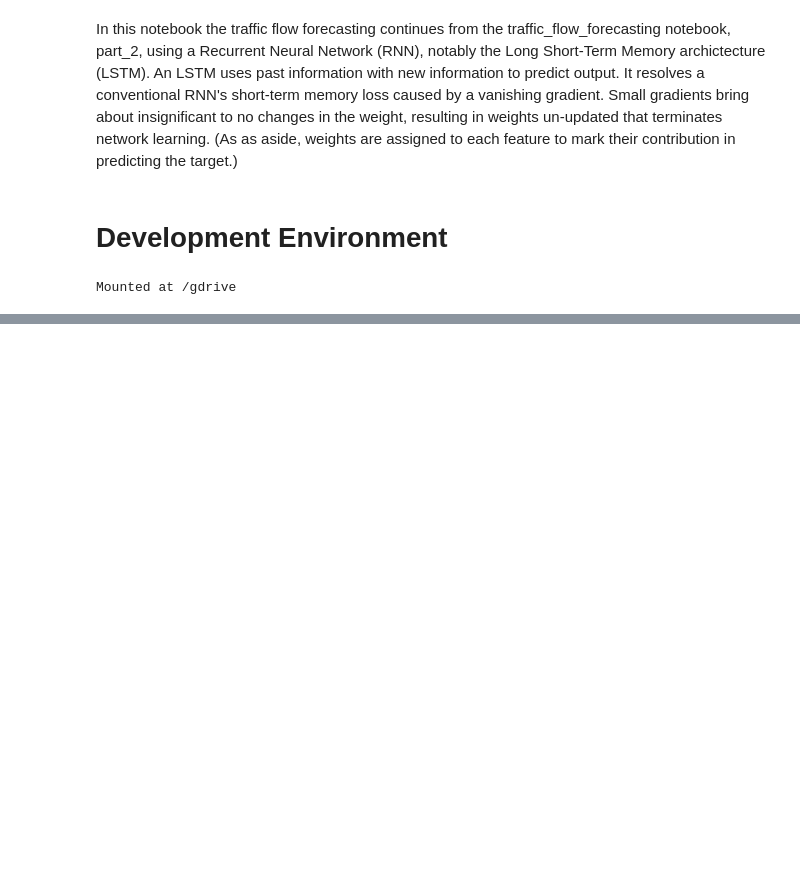
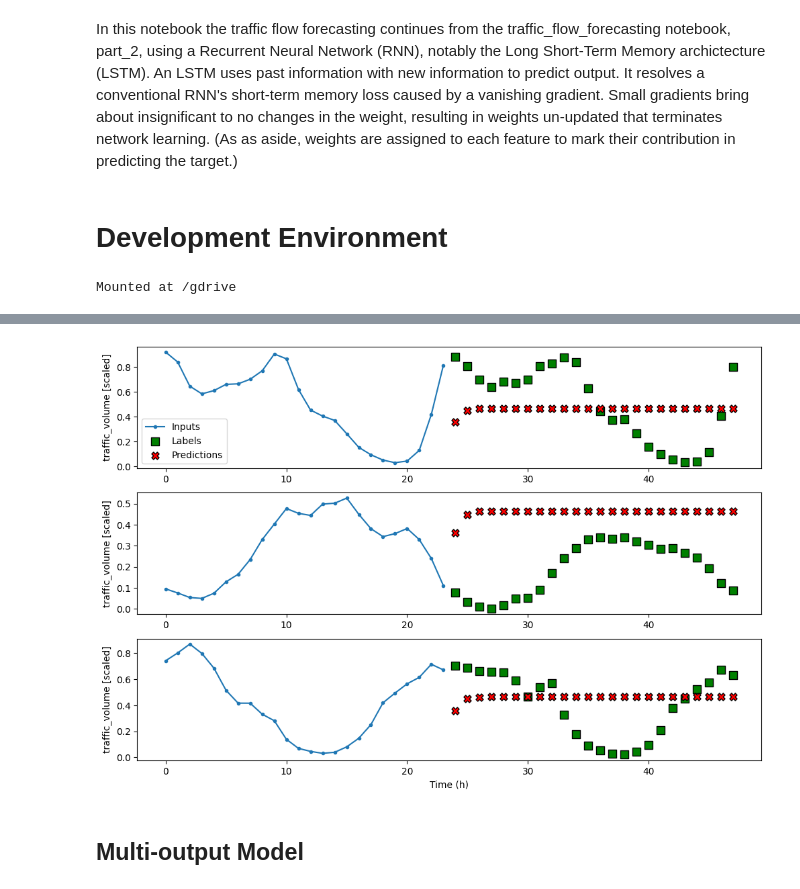
Before and after one commit to dewaalaw/dsprojects, a Jupyter notebook: traffic-flow-forecast/src/traffic_flow_forecasting_part_2.ipynb, the cells around one changed output, grey strips where cells are left out. Cells and saved outputs as stored; diff of their text form; code cells hidden in the pictures; blank space fills up the shorter version.

```diff
--- a/traffic-flow-forecast/src/traffic_flow_forecasting_part_2.ipynb
+++ b/traffic-flow-forecast/src/traffic_flow_forecasting_part_2.ipynb
@@ -165,0 +229,16 @@ class DataWindow():
+# %%
+multi_window = DataWindow(input_width=24, label_width=24, shift=24,
+                          label_columns=['traffic_volume'])
+# %%
+ms_lstm_model = Sequential([
+    LSTM(32, return_sequences=True),
+    Dense(1, kernel_initializer=tf.initializers.zeros)
+    ])
+
+history = compile_and_fit(ms_lstm_model, multi_window)
+
+ms_val_performance = {}
+ms_performance = {}
+
+ms_val_performance['LSTM'] = ms_lstm_model.evaluate(multi_window.val)
+ms_performance['LSTM'] = ms_lstm_model.evaluate(multi_window.test, verbose=0)
@@ -165,0 +259,6 @@ class DataWindow():
+# %%
+multi_window.plot(ms_lstm_model)
+# %% [output]
+[figure, added]
+# %% [markdown]
+## Multi-output Model
```
Also changed, not shown: parts of 13 cells of this notebook.
